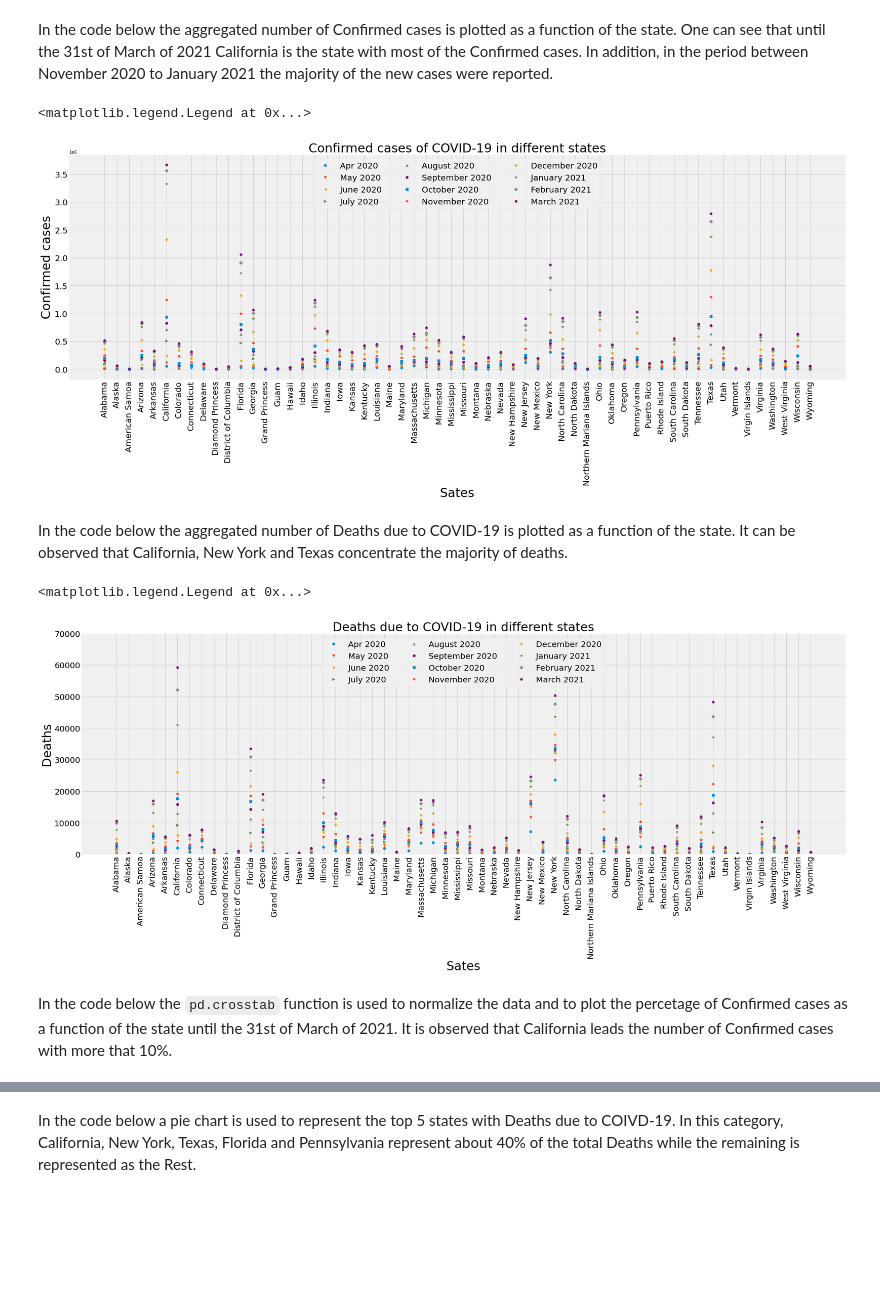
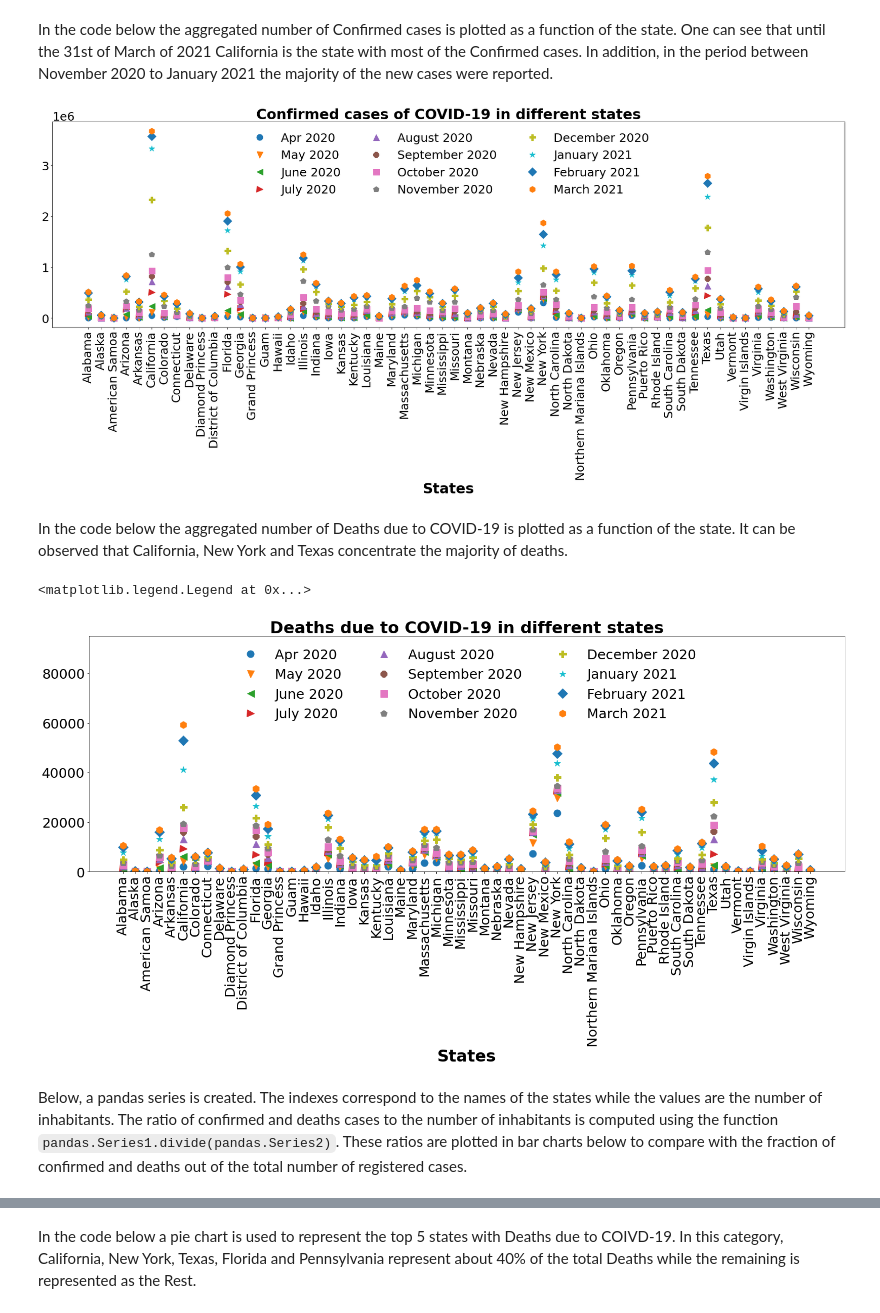
Before and after one commit to teokem/project-work-2021-omvazque, a Jupyter notebook: test.ipynb, the cells around one changed output, grey strips where cells are left out. Saved outputs shown, nothing was run; the diff lists cells and outputs as text; code cells hidden in the pictures; blank space fills up the shorter version.

```diff
--- a/test.ipynb
+++ b/test.ipynb
@@ -17,5 +15,10 @@ from glob import glob
 import matplotlib.pyplot as plt
 %matplotlib inline
+# %%
+plt.rcParams.update({'axes.labelsize': 30, 'axes.titlesize': 30,'axes.labelweight': 'bold','axes.titleweight': 'bold'})
+plt.rcParams.update({'xtick.labelsize': 25, 'ytick.labelsize': 25})
+plt.rcParams.update({'lines.markersize': 13})
+plt.rcParams.update({'legend.fontsize': 25,'legend.frameon': False,'legend.framealpha':0.0,'legend.loc': 'upper center'})
 # %% [markdown]
 One efficient tool to mage large amount of data is the **pandas** library. The code below declares lists associated to different months (`frame_apr_2020, frame_may_2020, etc.`). The `pd.read_csv()` function can be used to read and store data frames into the previously defined lists.
 # %%
@@ -138,46 +145,35 @@ pivot_mar_2021 = pd.pivot_table(frame_mar_2021[-1],values=Values,index=['Provinc
 In the code below the aggregated number of Confirmed cases is plotted as a function of the state. One can see that until the 31st of March of 2021 California is the state with most of the Confirmed cases. In addition, in the period between November 2020 to January 2021 the majority of the new cases were reported.
 # %%
 variable_to_plot = 'Confirmed'
-fig = plt.figure(figsize=(30,10))
+plt.figure(figsize=(30,8))
 ax = plt.axes()
-plt.title("{} cases of COVID-19 in different states".format(variable_to_plot),fontdict={'fontsize': 30})
-plt.xlabel("Sates",fontdict={'fontsize': 30})
-plt.ylabel("{} cases".format(variable_to_plot),fontdict={'fontsize': 30})
-plt.xticks(rotation=90)
-
-plt.xticks(fontsize=20)
-plt.yticks(fontsize=20)
 
 ax.plot(pivot_apr_2020.index.values,pivot_apr_2020[variable_to_plot].values,marker='o',linestyle="None",label='Apr 2020')
 ax.plot(pivot_may_2020.index.values,pivot_may_2020[variable_to_plot].values,marker='v',linestyle="None",label='May 2020')
 ax.plot(pivot_jun_2020.index.values,pivot_jun_2020[variable_to_plot].values,marker='<',linestyle="None",label='June 2020')
 ax.plot(pivot_jul_2020.index.values,pivot_jul_2020[variable_to_plot].values,marker='>',linestyle="None",label='July 2020')
 ax.plot(pivot_aug_2020.index.values,pivot_aug_2020[variable_to_plot].values,marker='^',linestyle="None",label='August 2020')
 ax.plot(pivot_sep_2020.index.values,pivot_sep_2020[variable_to_plot].values,marker='8',linestyle="None",label='September 2020')
 ax.plot(pivot_oct_2020.index.values,pivot_oct_2020[variable_to_plot].values,marker='s',linestyle="None",label='October 2020')
 ax.plot(pivot_nov_2020.index.values,pivot_nov_2020[variable_to_plot].values,marker='p',linestyle="None",label='November 2020')
 ax.plot(pivot_dec_2020.index.values,pivot_dec_2020[variable_to_plot].values,marker='P',linestyle="None",label='December 2020')
 ax.plot(pivot_jan_2021.index.values,pivot_jan_2021[variable_to_plot].values,marker='*',linestyle="None",label='January 2021')
 ax.plot(pivot_feb_2021.index.values,pivot_feb_2021[variable_to_plot].values,marker='D',linestyle="None",label='February 2021')
 ax.plot(pivot_mar_2021.index.values,pivot_mar_2021[variable_to_plot].values,marker='h',linestyle="None",label='March 2021')
-ax.legend(prop={"size":20},ncol=3,loc='upper center')
+
+plt.title("{} cases of COVID-19 in different states".format(variable_to_plot))
+plt.xlabel("States")
+plt.xticks(rotation=90)
+ax.legend(ncol=3)
+plt.show()
 # %% [output]
-<matplotlib.legend.Legend at 0x...>
-[figure, old version]
+[figure, new version]
 # %% [markdown]
 In the code below the aggregated number of Deaths due to COVID-19 is plotted as a function of the state. It can be observed that California, New York and Texas concentrate the majority of deaths.
 # %%
 variable_to_plot = 'Deaths'
-fig = plt.figure(figsize=(30,10))
+plt.figure(figsize=(25,8))
 ax = plt.axes()
-plt.title("{} due to COVID-19 in different states".format(variable_to_plot),fontdict={'fontsize': 30})
-plt.xlabel("Sates",fontdict={'fontsize': 30})
-plt.ylabel("{}".format(variable_to_plot),fontdict={'fontsize': 30})
-plt.xticks(rotation=90)
-
-plt.xticks(fontsize=20)
-plt.yticks(fontsize=20)
-plt.ylim([0, 7e4])
 
 ax.plot(pivot_apr_2020.index.values,pivot_apr_2020[variable_to_plot].values,marker='o',linestyle="None",label='Apr 2020')
 ax.plot(pivot_may_2020.index.values,pivot_may_2020[variable_to_plot].values,marker='v',linestyle="None",label='May 2020')
@@ -191,9 +187,15 @@ ax.plot(pivot_dec_2020.index.values,pivot_dec_2020[variable_to_plot].values,mark
 ax.plot(pivot_jan_2021.index.values,pivot_jan_2021[variable_to_plot].values,marker='*',linestyle="None",label='January 2021')
 ax.plot(pivot_feb_2021.index.values,pivot_feb_2021[variable_to_plot].values,marker='D',linestyle="None",label='February 2021')
 ax.plot(pivot_mar_2021.index.values,pivot_mar_2021[variable_to_plot].values,marker='h',linestyle="None",label='March 2021')
-ax.legend(prop={"size":20},ncol=3,loc='upper center')
+
+plt.title("{} due to COVID-19 in different states".format(variable_to_plot))
+plt.xlabel("States")
+plt.xticks(rotation=90)
+plt.ylim([0, 9.5e4])
+ax.legend(ncol=3)
 # %% [output]
 <matplotlib.legend.Legend at 0x...>
-[figure, old version]
+[figure, new version]
 # %% [markdown]
-In the code below the `pd.crosstab` function is used to normalize the data and to plot the percetage of Confirmed cases as a function of the state until the 31st of March of 2021. It is observed that California leads the number of Confirmed cases with more that 10%.
+Below, a pandas series is created. The indexes correspond to the names of the states while the values are the number of inhabitants.
+The ratio of confirmed and deaths cases to the number of inhabitants is computed using the function `pandas.Series1.divide(pandas.Series2)`. These ratios are plotted in bar charts below to compare with the fraction of confirmed and deaths out of the total number of registered cases.
```
Also changed, not shown: parts of 17 cells of this notebook.
